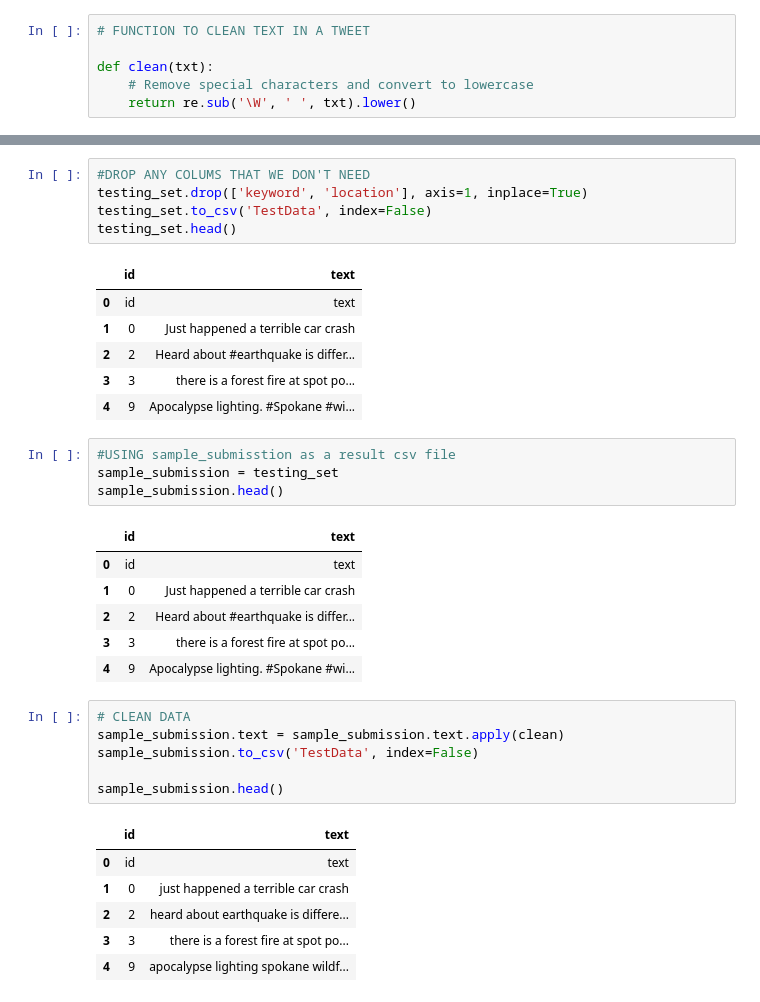
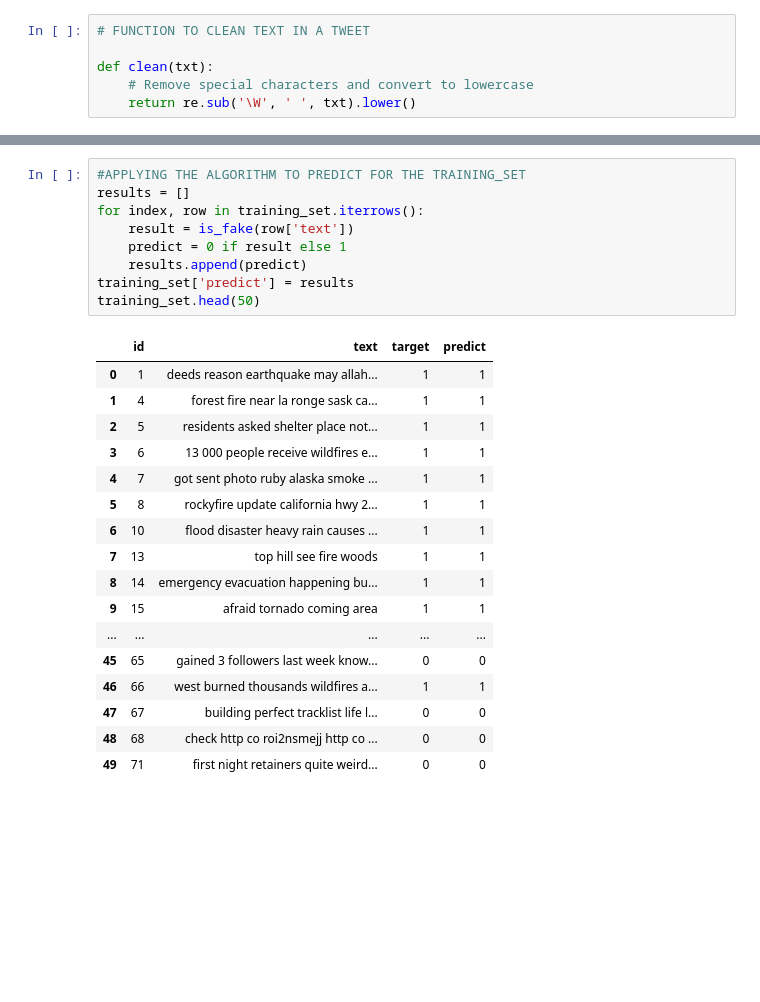
Before and after one commit to minhbachdl3004/naive-bayes-tweets-disaster-classify, a Jupyter notebook: Disaster Tweets MultinomialNB.ipynb, the cells around one changed output, grey strips where cells are left out. Cells and saved outputs as stored; diff of their text form; blank space fills up the shorter version.

Commit message:
last commit

```diff
--- a/Disaster Tweets MultinomialNB.ipynb
+++ b/Disaster Tweets MultinomialNB.ipynb
@@ -147,36 +148,27 @@ testing_set.head()
-# %%
-#DROP ANY COLUMS THAT WE DON'T NEED
-testing_set.drop(['keyword', 'location'], axis=1, inplace=True)
-testing_set.to_csv('TestData', index=False)
-testing_set.head()
-# %% [output]
-|  | id | text |
-| 0 | id | text |
-| 1 | 0 | Just happened a terrible car crash |
-| 2 | 2 | Heard about #earthquake is differ... |
-| 3 | 3 | there is a forest fire at spot po... |
-| 4 | 9 | Apocalypse lighting. #Spokane #wi... |
-# %%
-#USING sample_submisstion as a result csv file
-sample_submission = testing_set
-sample_submission.head()
-# %% [output]
-|  | id | text |
-| 0 | id | text |
-| 1 | 0 | Just happened a terrible car crash |
-| 2 | 2 | Heard about #earthquake is differ... |
-| 3 | 3 | there is a forest fire at spot po... |
-| 4 | 9 | Apocalypse lighting. #Spokane #wi... |
-# %%
-# CLEAN DATA
-sample_submission.text = sample_submission.text.apply(clean)
-sample_submission.to_csv('TestData', index=False)
-
-sample_submission.head()
-# %% [output]
-|  | id | text |
-| 0 | id | text |
-| 1 | 0 | just happened a terrible car crash |
-| 2 | 2 | heard about earthquake is differe... |
-| 3 | 3 | there is a forest fire at spot po... |
-| 4 | 9 | apocalypse lighting spokane wildf... |
+# %%
+#APPLYING THE ALGORITHM TO PREDICT FOR THE TRAINING_SET
+results = []
+for index, row in training_set.iterrows():
+    result = is_fake(row['text'])
+    predict = 0 if result else 1
+    results.append(predict)
+training_set['predict'] = results
+training_set.head(50)
+# %% [output]
+|  | id | text | target | predict |
+| 0 | 1 | deeds reason earthquake may allah... | 1 | 1 |
+| 1 | 4 | forest fire near la ronge sask ca... | 1 | 1 |
+| 2 | 5 | residents asked shelter place not... | 1 | 1 |
+| 3 | 6 | 13 000 people receive wildfires e... | 1 | 1 |
+| 4 | 7 | got sent photo ruby alaska smoke ... | 1 | 1 |
+| 5 | 8 | rockyfire update california hwy 2... | 1 | 1 |
+| 6 | 10 | flood disaster heavy rain causes ... | 1 | 1 |
+| 7 | 13 | top hill see fire woods | 1 | 1 |
+| 8 | 14 | emergency evacuation happening bu... | 1 | 1 |
+| 9 | 15 | afraid tornado coming area | 1 | 1 |
+| ... | ... | ... | ... | ... |
+| 45 | 65 | gained 3 followers last week know... | 0 | 0 |
+| 46 | 66 | west burned thousands wildfires a... | 1 | 1 |
+| 47 | 67 | building perfect tracklist life l... | 0 | 0 |
+| 48 | 68 | check http co roi2nsmejj http co ... | 0 | 0 |
+| 49 | 71 | first night retainers quite weird... | 0 | 0 |
```
Also changed, not shown: parts of 13 cells of this notebook, 7 other files.
